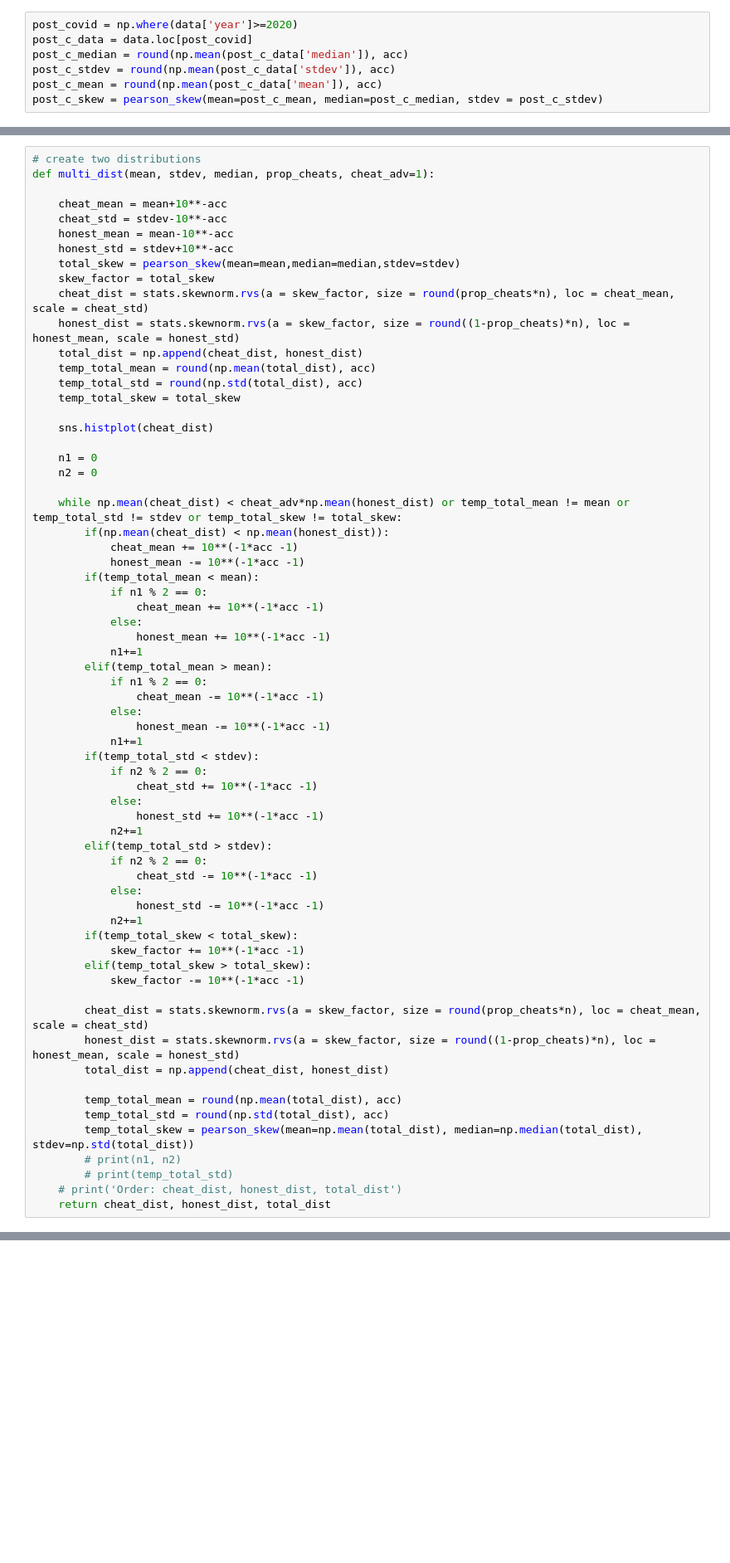
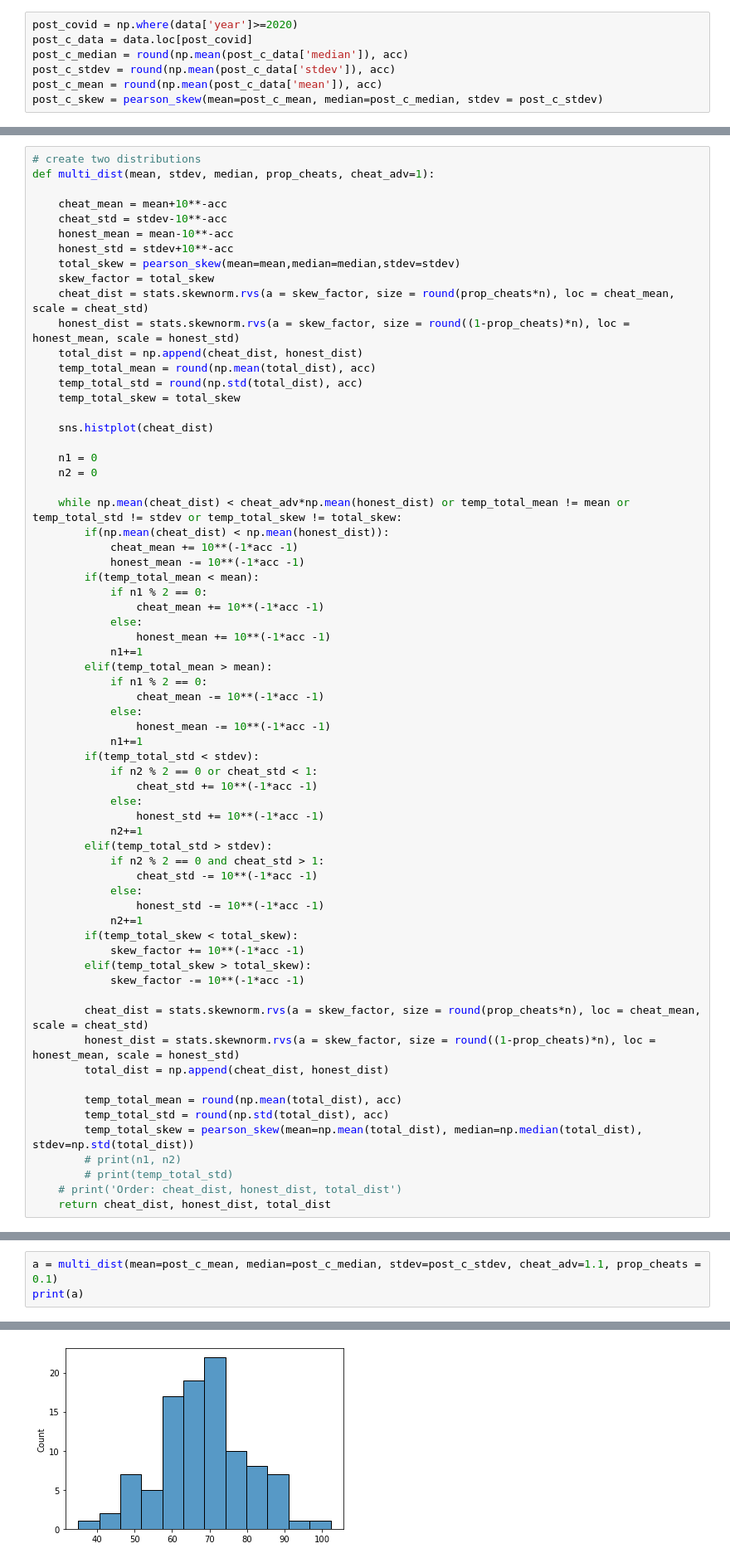
Before and after one commit to prakritj/exams_cheating, a Jupyter notebook: main.ipynb, the cells around one changed output, grey strips where cells are left out. Shown at 83% size. Saved outputs shown, nothing was run; the diff lists cells and outputs as text; blank space fills up the shorter version.

```diff
--- a/main.ipynb
+++ b/main.ipynb
@@ -244,13 +244,13 @@ def multi_dist(mean, stdev, median, prop_cheats, cheat_adv=1):
                 honest_mean -= 10**(-1*acc -1)
             n1+=1
         if(temp_total_std < stdev):
-            if n2 % 2 == 0:
+            if n2 % 2 == 0 or cheat_std < 1:
                 cheat_std += 10**(-1*acc -1)
             else:
                 honest_std += 10**(-1*acc -1)
             n2+=1
         elif(temp_total_std > stdev):
-            if n2 % 2 == 0:
+            if n2 % 2 == 0 and cheat_std > 1:
                 cheat_std -= 10**(-1*acc -1)
             else:
                 honest_std -= 10**(-1*acc -1)
@@ -300,0 +304,4 @@ print(temp_list)
+# %%
+a = multi_dist(mean=post_c_mean, median=post_c_median, stdev=post_c_stdev, cheat_adv=1.1, prop_cheats = 0.1)
+print(a)
+# %% [output]
@@ -301,2 +325,3 @@ print(temp_list)
+[figure, added]
 # %%
 print(np.mean(cheat_dist), np.mean(honest_dist), np.mean(total_dist))
```
Also changed, not shown: parts of 15 cells of this notebook.
